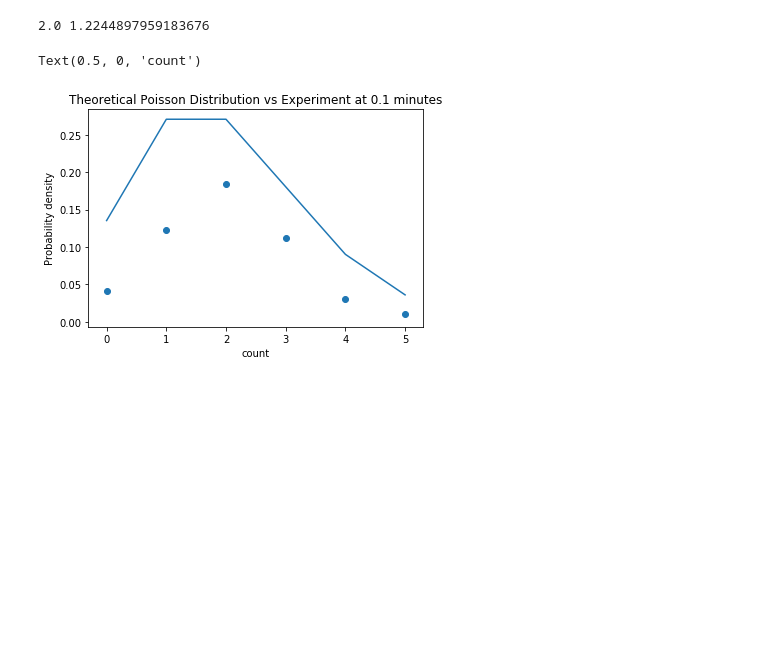
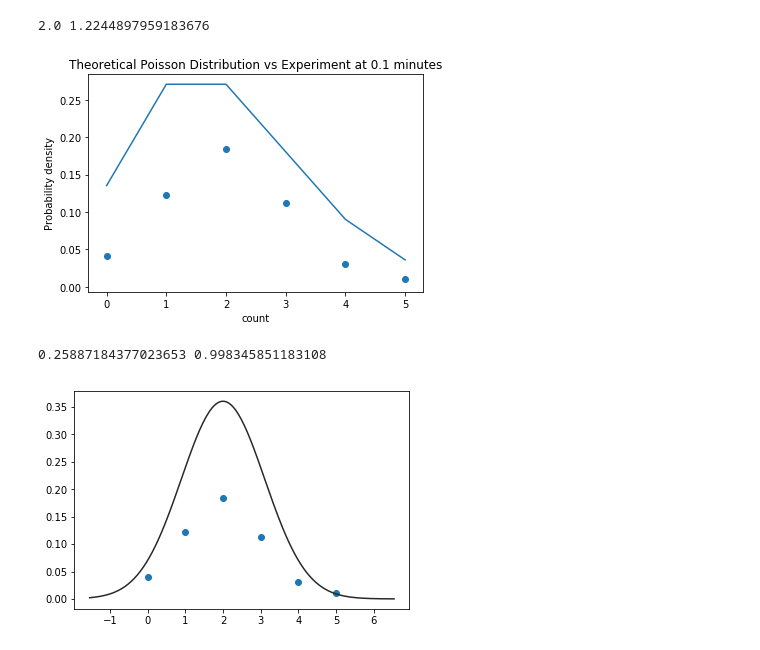
Before and after one commit to David-Zagaceta/Intermediate-Lab, a Jupyter notebook: Poisson_lab.ipynb, the cells around one changed output. Saved outputs shown, nothing was run; the diff lists cells and outputs as text; code cells hidden in the pictures; blank space fills up the shorter version.

```diff
--- a/Poisson_lab.ipynb
+++ b/Poisson_lab.ipynb
@@ -28,20 +28,33 @@ counts = df1.values
 counts = np.ndarray.flatten(counts)
 y = np.bincount(counts)
 x = np.nonzero(y)[0]
+y = y/sum(counts)
 # %%
 mean = np.mean(counts)
 std = np.std(counts)
 print(mean, std**2)
 # %% [output]
 2.0 1.2244897959183676
-# %%
-x = np.arange(poisson.ppf(0.01, mean), poisson.ppf(0.99, mean))
 # %%
-plt.plot(x, poisson.pmf(x, mean))
-plt.scatter(x,y/sum(counts))
+inp = np.arange(poisson.ppf(0.01, mean), poisson.ppf(0.99, mean))
+plt.plot(inp, poisson.pmf(inp, mean))
+plt.scatter(x,y)
 plt.title('Theoretical Poisson Distribution vs Experiment at 0.1 minutes')
 plt.ylabel('Probability density')
 plt.xlabel('count')
+plt.show()
 # %% [output]
-Text(0.5, 0, 'count')
 [figure]
+# %%
+expected_values = poisson.pmf(x, mean)
+chi_test = chisquare(y,expected_values)
+chi2, p = chi_test
+print(chi2, p)
+# %% [output]
+0.25887184377023653 0.998345851183108
+# %%
+sns.distplot(counts, fit=norm, hist=False, kde=False)
+plt.scatter(x, y)
+plt.show()
+# %% [output]
+[figure, added]
```
Also changed, not shown: parts of 2 cells of this notebook.
